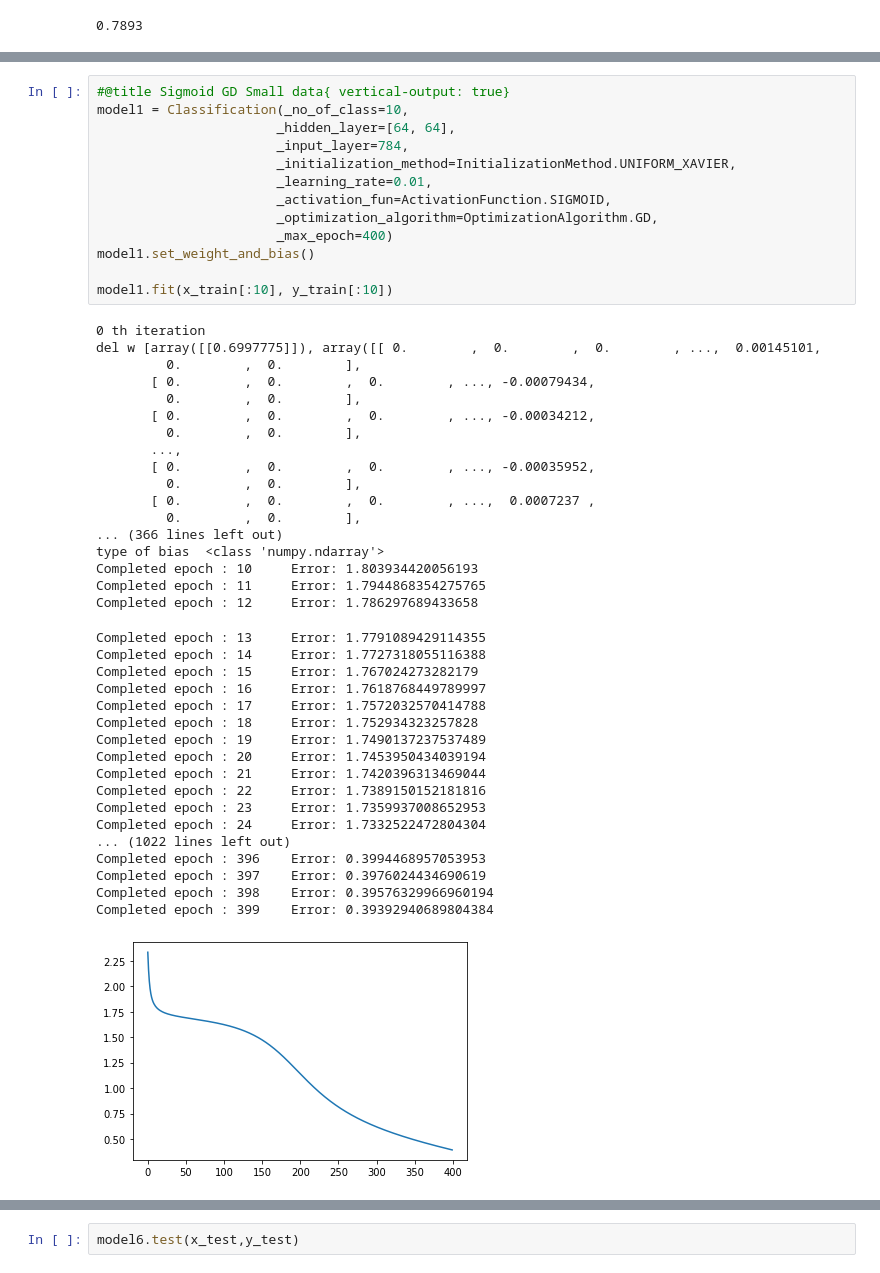
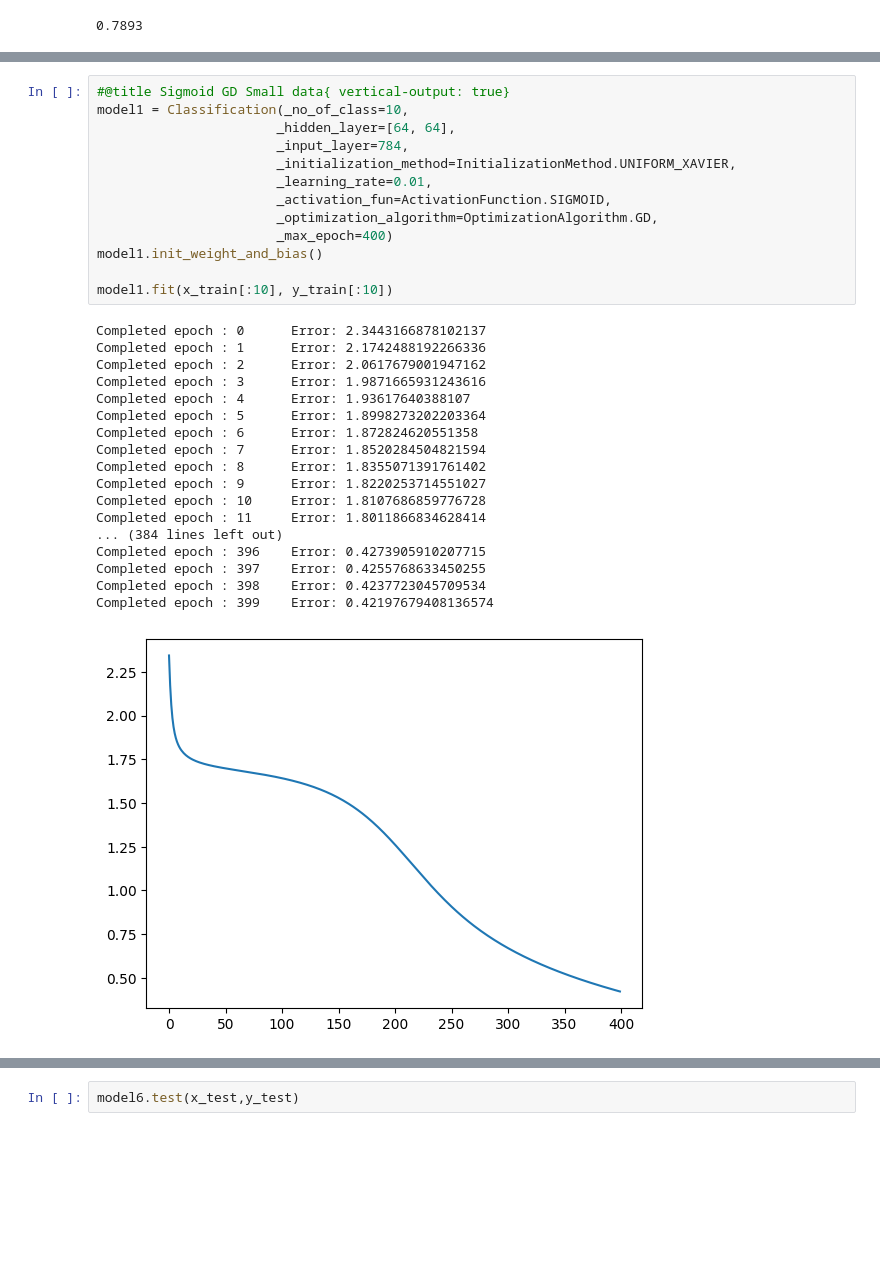
Before and after one commit to madhes23/CS6910_Assignment_1, a Jupyter notebook: MNIST.ipynb, the cells around one changed output, grey strips where cells are left out. Cells and saved outputs as stored; diff of their text form; blank space fills up the shorter version.

```diff
--- a/MNIST.ipynb
+++ b/MNIST.ipynb
@@ -604,52 +586,35 @@ model.fit(x_train[:10000], y_train[:10000])
 # %%
 #@title Sigmoid GD Small data{ vertical-output: true}
 model1 = Classification(_no_of_class=10,
                        _hidden_layer=[64, 64],
                        _input_layer=784,
                        _initialization_method=InitializationMethod.UNIFORM_XAVIER,
                        _learning_rate=0.01,
                        _activation_fun=ActivationFunction.SIGMOID,
                        _optimization_algorithm=OptimizationAlgorithm.GD,
                        _max_epoch=400)
-model1.set_weight_and_bias()
+model1.init_weight_and_bias()
 
 model1.fit(x_train[:10], y_train[:10])
 # %% [output]
-0 th iteration
-del w [array([[0.6997775]]), array([[ 0.        ,  0.        ,  0.        , ...,  0.00145101,
-         0.        ,  0.        ],
-       [ 0.        ,  0.        ,  0.        , ..., -0.00079434,
-         0.        ,  0.        ],
-       [ 0.        ,  0.        ,  0.        , ..., -0.00034212,
-         0.        ,  0.        ],
-       ...,
-       [ 0.        ,  0.        ,  0.        , ..., -0.00035952,
-         0.        ,  0.        ],
-       [ 0.        ,  0.        ,  0.        , ...,  0.0007237 ,
-         0.        ,  0.        ],
-... (366 lines left out)
-type of bias  <class 'numpy.ndarray'>
-Completed epoch : 10     Error: 1.803934420056193
-Completed epoch : 11     Error: 1.7944868354275765
-Completed epoch : 12     Error: 1.786297689433658
+Completed epoch : 0      Error: 2.3443166878102137
+Completed epoch : 1      Error: 2.1742488192266336
+Completed epoch : 2      Error: 2.0617679001947162
+Completed epoch : 3      Error: 1.9871665931243616
+Completed epoch : 4      Error: 1.93617640388107
+Completed epoch : 5      Error: 1.8998273202203364
+Completed epoch : 6      Error: 1.872824620551358
+Completed epoch : 7      Error: 1.8520284504821594
+Completed epoch : 8      Error: 1.8355071391761402
+Completed epoch : 9      Error: 1.8220253714551027
+Completed epoch : 10     Error: 1.8107686859776728
+Completed epoch : 11     Error: 1.8011866834628414
+... (384 lines left out)
+Completed epoch : 396    Error: 0.4273905910207715
+Completed epoch : 397    Error: 0.4255768633450255
+Completed epoch : 398    Error: 0.4237723045709534
+Completed epoch : 399    Error: 0.42197679408136574
-Completed epoch : 13     Error: 1.7791089429114355
-Completed epoch : 14     Error: 1.7727318055116388
-Completed epoch : 15     Error: 1.767024273282179
-Completed epoch : 16     Error: 1.7618768449789997
-Completed epoch : 17     Error: 1.7572032570414788
-Completed epoch : 18     Error: 1.752934323257828
-Completed epoch : 19     Error: 1.7490137237537489
-Completed epoch : 20     Error: 1.7453950434039194
-Completed epoch : 21     Error: 1.7420396313469044
-Completed epoch : 22     Error: 1.7389150152181816
-Completed epoch : 23     Error: 1.7359937008652953
-Completed epoch : 24     Error: 1.7332522472804304
-... (1022 lines left out)
-Completed epoch : 396    Error: 0.3994468957053953
-Completed epoch : 397    Error: 0.3976024434690619
-Completed epoch : 398    Error: 0.39576329966960194
-Completed epoch : 399    Error: 0.39392940689804384
-[figure, old version]
+[figure, new version]
 # %%
 #@title Sigmoid Momentum Whole data{vertical-output:true}
 model3 = Classification(_no_of_class=10,
```
Also changed, not shown: parts of 8 cells of this notebook.
